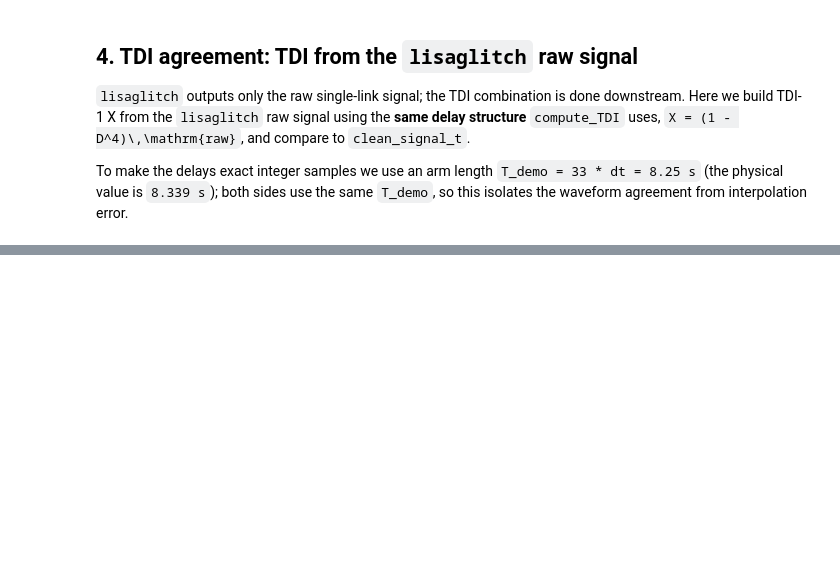
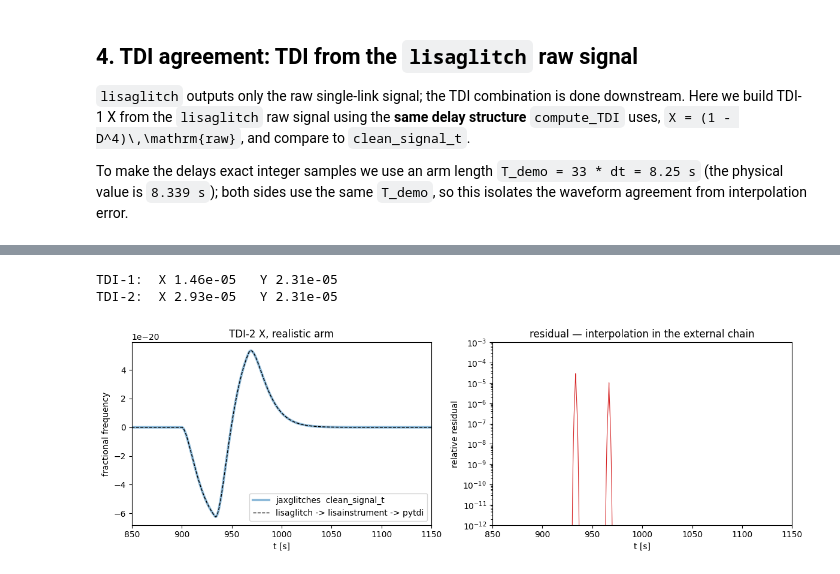
Before and after one commit to gmenta24/jaxglitches, a Jupyter notebook: notebooks/glitch_only/raw_and_tdi_tests.ipynb, the cells around one changed output, grey strips where cells are left out. Drawn from its saved outputs; the diff is of its cells as text; code cells hidden in the pictures; blank space fills up the shorter version.

```diff
--- a/notebooks/glitch_only/raw_and_tdi_tests.ipynb
+++ b/notebooks/glitch_only/raw_and_tdi_tests.ipynb
@@ -177,0 +265,8 @@ TDI-1 X:  max |jaxglitches - lisaglitch->TDI| / scale = 2.55e-14
+# %%
+run_exact = run_chain(T=33 * dt)          # 8.25 s = exactly 33 samples
+
+print(f"{'channel':>8}  {'max |ours - chain| / max|ours|':>32}")
+for gen in (1, 2):
+    for ch in "XYZ":
+        note = "   <- identically zero on both sides" if ch == "Z" else ""
+        print(f"{ch + str(gen):>8}  {rel_resid(run_exact, gen, ch):>32.3e}{note}")
@@ -177,0 +291,29 @@ TDI-1 X:  max |jaxglitches - lisaglitch->TDI| / scale = 2.55e-14
+# %%
+run_real = run_chain(T=float(T_ARM_s))
+
+for gen in (1, 2):
+    print(f"TDI-{gen}:  X {rel_resid(run_real, gen, 'X'):.2e}   "
+          f"Y {rel_resid(run_real, gen, 'Y'):.2e}")
+
+X_ext = run_real["X2"]
+X_jx = np.asarray(clean_signal_t(params, jnp.asarray(run_real["t"]),
+                                 T=run_real["T"], tdi=2, basis="XYZ"))[:, 0]
+
+fig, ax = plt.subplots(1, 2, figsize=(12, 4))
+ax[0].plot(run_real["t"], X_jx, lw=3, alpha=0.5, label="jaxglitches  clean_signal_t")
+ax[0].plot(run_real["t"], X_ext, lw=1.0, ls="--", color="k",
+           label="lisaglitch -> lisainstrument -> pytdi")
+ax[0].set_xlim(t0 - 50, t0 + 250)
+ax[0].set_xlabel("t [s]"); ax[0].set_ylabel("fractional frequency")
+ax[0].set_title("TDI-2 X, realistic arm"); ax[0].legend()
+
+ax[1].semilogy(run_real["t"], np.abs(X_jx - X_ext) / np.max(np.abs(X_jx)),
+               lw=0.8, color="C3")
+ax[1].set_xlim(t0 - 50, t0 + 250); ax[1].set_ylim(1e-12, 1e-3)
+ax[1].set_xlabel("t [s]"); ax[1].set_ylabel("relative residual")
+ax[1].set_title("residual — interpolation in the external chain")
+fig.tight_layout()
+# %% [output]
+TDI-1:  X 1.46e-05   Y 2.31e-05
+TDI-2:  X 2.93e-05   Y 2.31e-05
+[figure, added]
```
Also changed, not shown: parts of 11 cells of this notebook, 12 other files.
